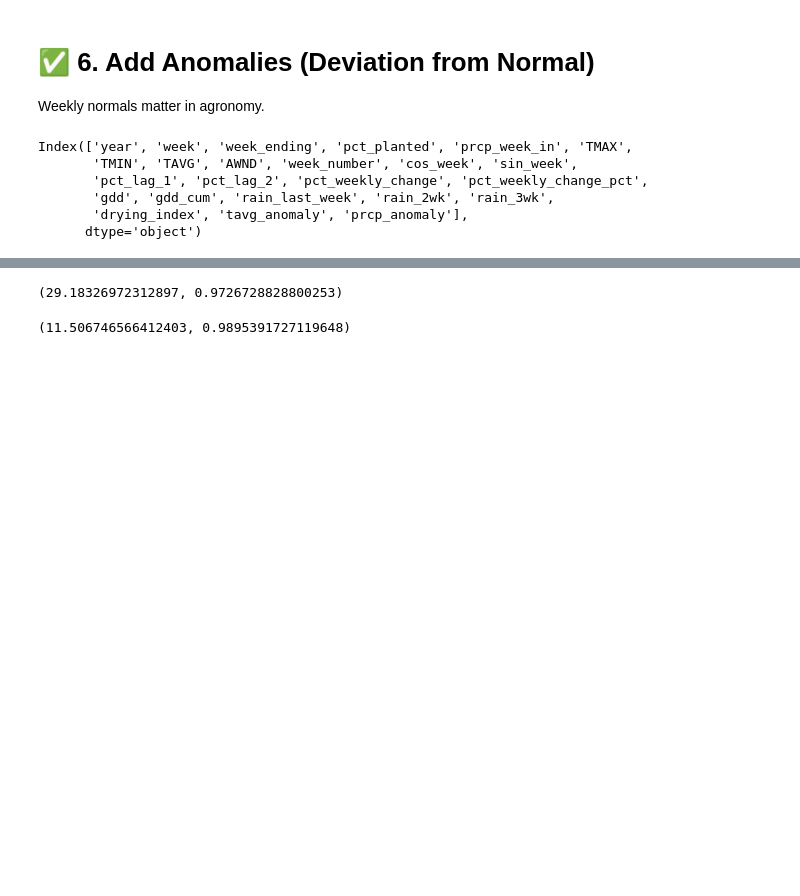
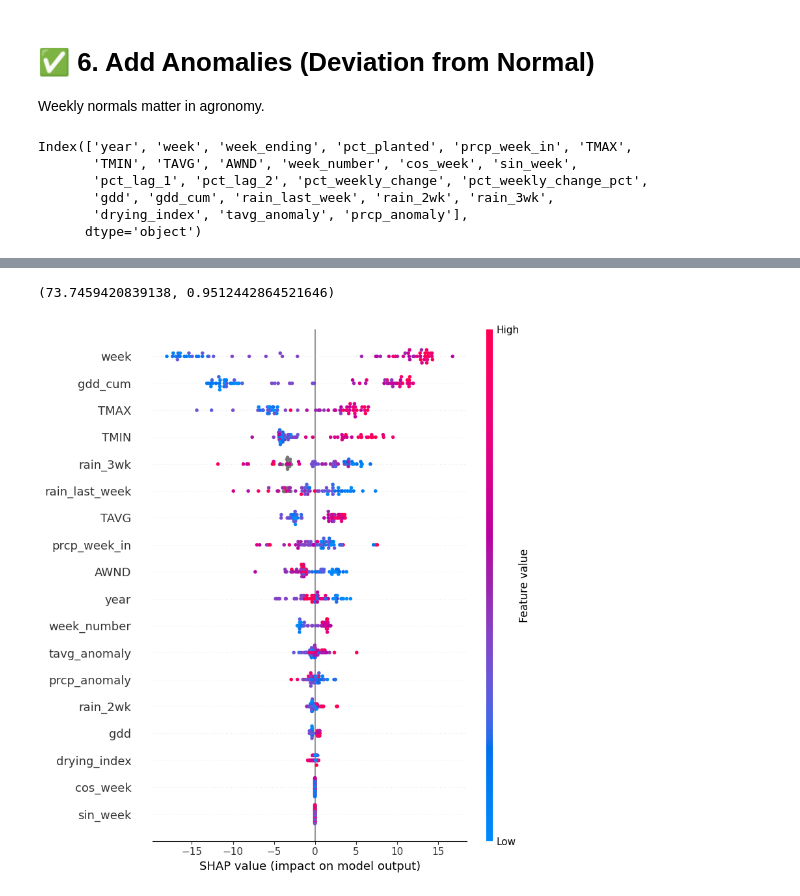
Before and after one commit to MubarizKhan/corn-planting-harvesting-optimization, a Jupyter notebook: src/forecasting/forecasting_.ipynb, the cells around one changed output, grey strips where cells are left out. Saved outputs shown, nothing was run; the diff lists cells and outputs as text; code cells hidden in the pictures; blank space fills up the shorter version.

```diff
--- a/src/forecasting/forecasting_.ipynb
+++ b/src/forecasting/forecasting_.ipynb
@@ -176,33 +180,15 @@ See the caveats in the documentation: https://pandas.pydata.org/pandas-docs/stab
 # %%
 # Define features and target
 features = ['year', 'week', 'prcp_week_in', 'TMAX','TMIN', 'TAVG', 'AWND',
-            'week_number', 'cos_week', 'sin_week','pct_lag_1', 'pct_lag_2', 'pct_weekly_change',
-            'pct_weekly_change_pct','gdd', 'gdd_cum', 'rain_last_week', 'rain_2wk', 'rain_3wk',
+            'week_number', 'cos_week', 'sin_week',
+            'gdd', 'gdd_cum', 'rain_last_week', 'rain_2wk', 'rain_3wk',
             'drying_index', 'tavg_anomaly', 'prcp_anomaly']
 target = "pct_planted"
 
-# Drop rows with missing values
-merged_df = merged_df.dropna(subset=features + [target])
-
-# Split into train and test sets
+# # Split into train and test sets
 X = merged_df[features]
 y = merged_df[target]
 X_train, X_test, y_train, y_test = train_test_split(X, y, test_size=0.2, random_state=42)
-
-# Train XGBoost regressor
-model = XGBRegressor(n_estimators=100, max_depth=3, learning_rate=0.1, random_state=42)
-model.fit(X_train, y_train)
-
-# Predict on test set
-y_pred = model.predict(X_test)
-
-# Evaluate
-mse = mean_squared_error(y_test, y_pred)
-r2 = r2_score(y_test, y_pred)
-
-mse, r2
-# %% [output]
-(29.18326972312897, 0.9726728828800253)
 # %%
 # Convert year to int if needed
 merged_df["year"] = merged_df["year"].astype(int)
@@ -237,4 +223,15 @@ r2 = r2_score(y_test, y_pred)
 
 mse, r2
 # %% [output]
-(11.506746566412403, 0.9895391727119648)
+(73.7459420839138, 0.9512442864521646)
+# %%
+import shap
+
+# Create explainer
+explainer = shap.TreeExplainer(model)
+shap_values = explainer.shap_values(X_train)
+
+# Summary plot
+shap.summary_plot(shap_values, X_train, plot_type="dot")
+# %% [output]
+[figure, added]
```
Also changed, not shown: parts of 38 cells of this notebook, 4 other files.
